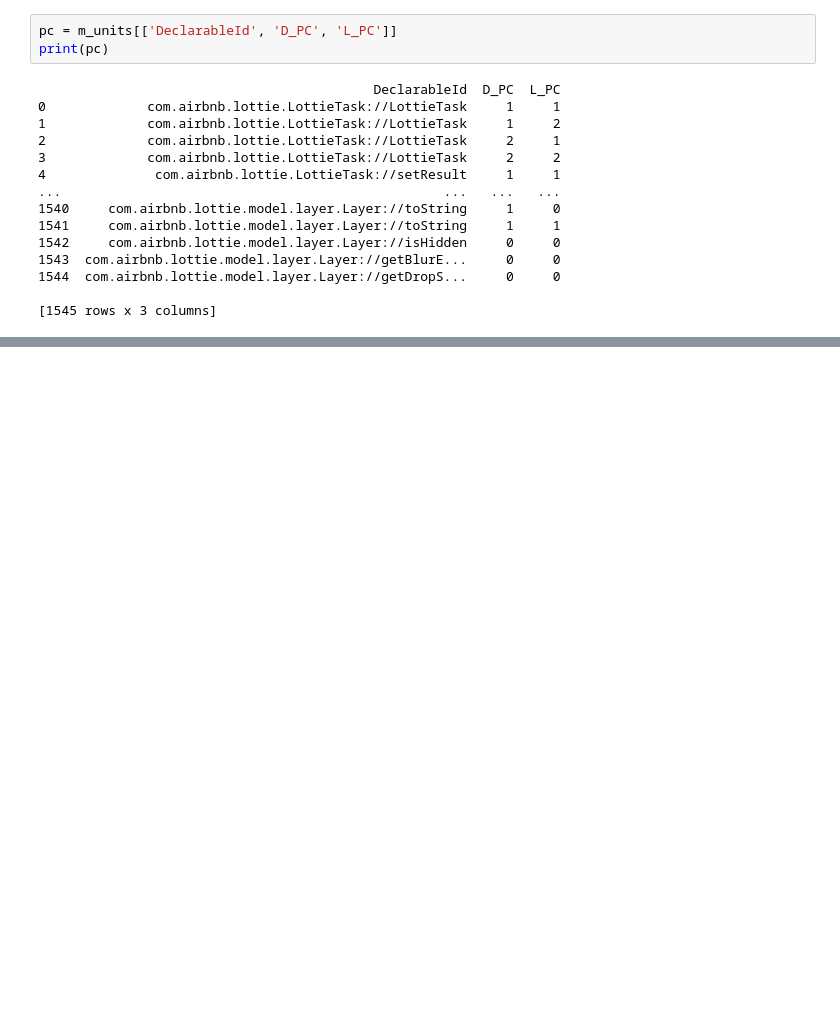
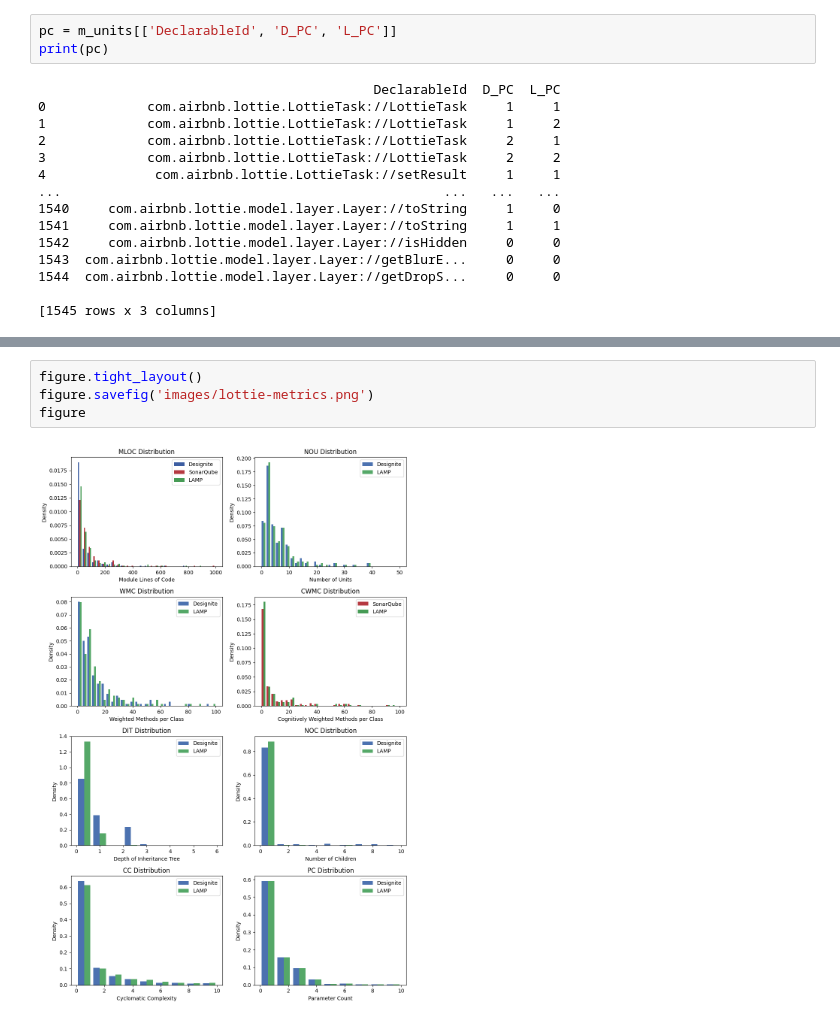
Before and after one commit to MarnickvdA/LAMP-Framework, a Jupyter notebook: evaluation/lottie-android.ipynb, the cells around one changed output, grey strips where cells are left out. Drawn from its saved outputs; the diff is of its cells as text; blank space fills up the shorter version.

```diff
--- a/evaluation/lottie-android.ipynb
+++ b/evaluation/lottie-android.ipynb
@@ -544,0 +697,6 @@ print(pc)
+# %%
+figure.tight_layout()
+figure.savefig('images/lottie-metrics.png')
+figure
+# %% [output]
+[figure, added]
```
Also changed, not shown: parts of 13 cells of this notebook, 20 other files.
